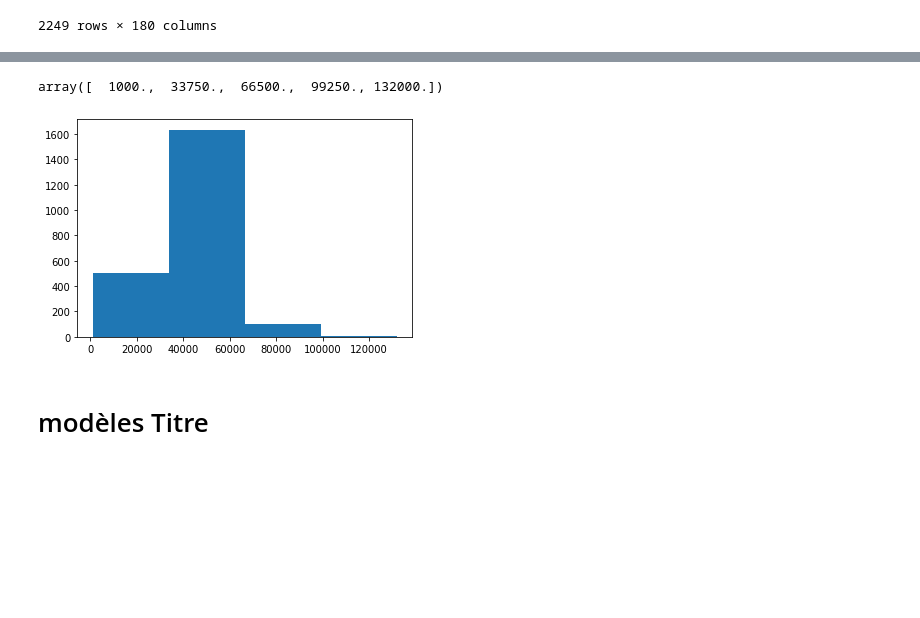
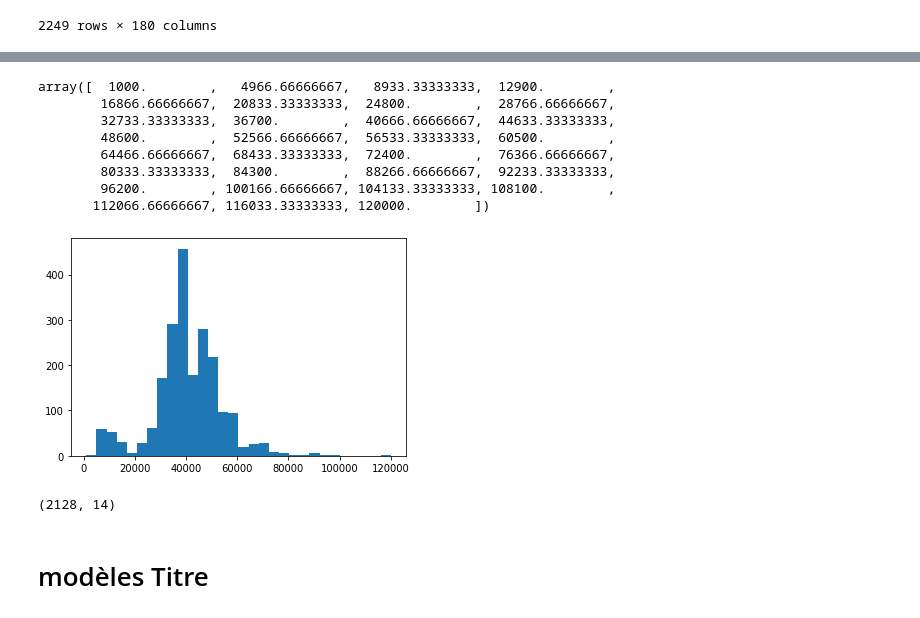
Before and after one commit to jengsen/Simplon-project-Indeed, a Jupyter notebook: word2vec.ipynb, the cells around one changed output, grey strips where cells are left out. Saved outputs shown, nothing was run; the diff lists cells and outputs as text; code cells hidden in the pictures; blank space fills up the shorter version.

```diff
--- a/word2vec.ipynb
+++ b/word2vec.ipynb
@@ -8,7 +8,7 @@ data = pd.read_json('data/BDD_14_10_2019.json',lines=True,encoding='utf-8')
 df = data.loc[data['Salaire']!='None',:]
 df = df.loc[df['Descriptif_du_poste']!="None",:]
 # df['Salaire']=df['Salaire'].apply(parse_salary)
-par_jour=df.loc[df['Salaire'].apply(lambda x: 'jour' in x),:]
-freelance = par_jour.loc[par_jour['Titre'].apply(lambda x : 'freelance' not in x.lower()),:]
-freelance
+df=df.loc[df['Salaire'].apply(lambda x: ('mois' in x) or ('par an' in x)),:]
+# freelance = par_jour.loc[par_jour['Titre'].apply(lambda x : 'freelance' not in x.lower()),:]
+par_jour.shape
 # %% [output]
@@ -347,10 +351,21 @@ Name: Salaire, dtype: float64
 # %%
 import matplotlib.pyplot as plt
 # %%
-plt.hist(correl_descript['Salaire'],4)[1]
+plt.hist(df['Salaire'].apply(parse_salary),30)[1]
 # %% [output]
-array([  1000.,  33750.,  66500.,  99250., 132000.])
+array([  1000.        ,   4966.66666667,   8933.33333333,  12900.        ,
+        16866.66666667,  20833.33333333,  24800.        ,  28766.66666667,
+        32733.33333333,  36700.        ,  40666.66666667,  44633.33333333,
+        48600.        ,  52566.66666667,  56533.33333333,  60500.        ,
+        64466.66666667,  68433.33333333,  72400.        ,  76366.66666667,
+        80333.33333333,  84300.        ,  88266.66666667,  92233.33333333,
+        96200.        , 100166.66666667, 104133.33333333, 108100.        ,
+       112066.66666667, 116033.33333333, 120000.        ])
-[figure, old version]
+[figure, new version]
+# %%
+df.shape
+# %% [output]
+(2128, 14)
 # %% [markdown]
 # modèles Titre
 # %%
```
Also changed, not shown: parts of 13 cells of this notebook, 1 other file.
